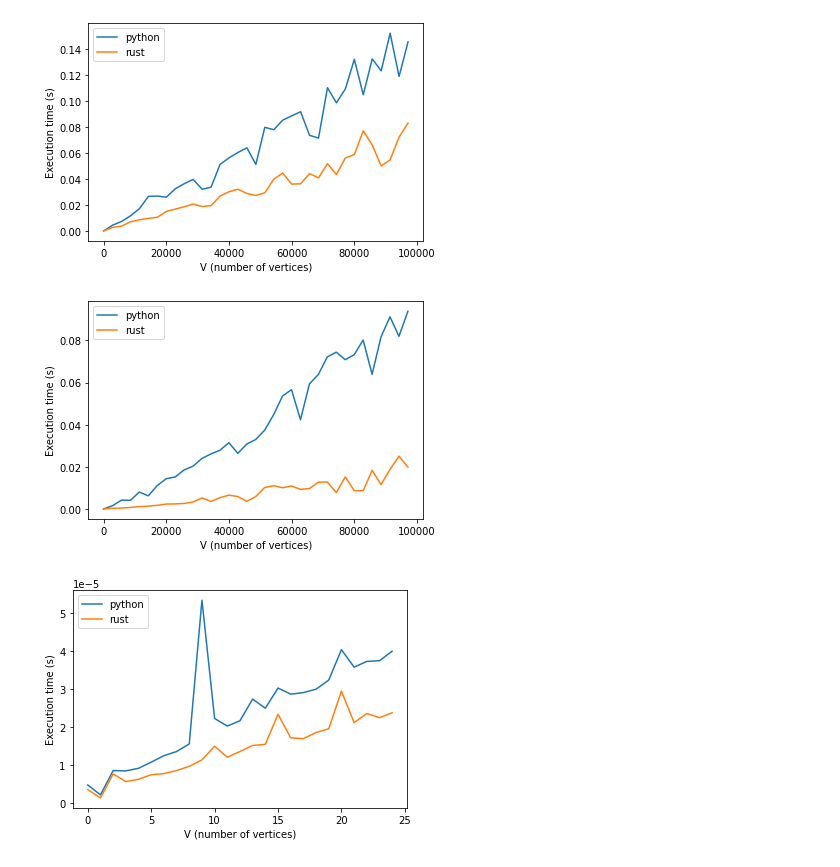
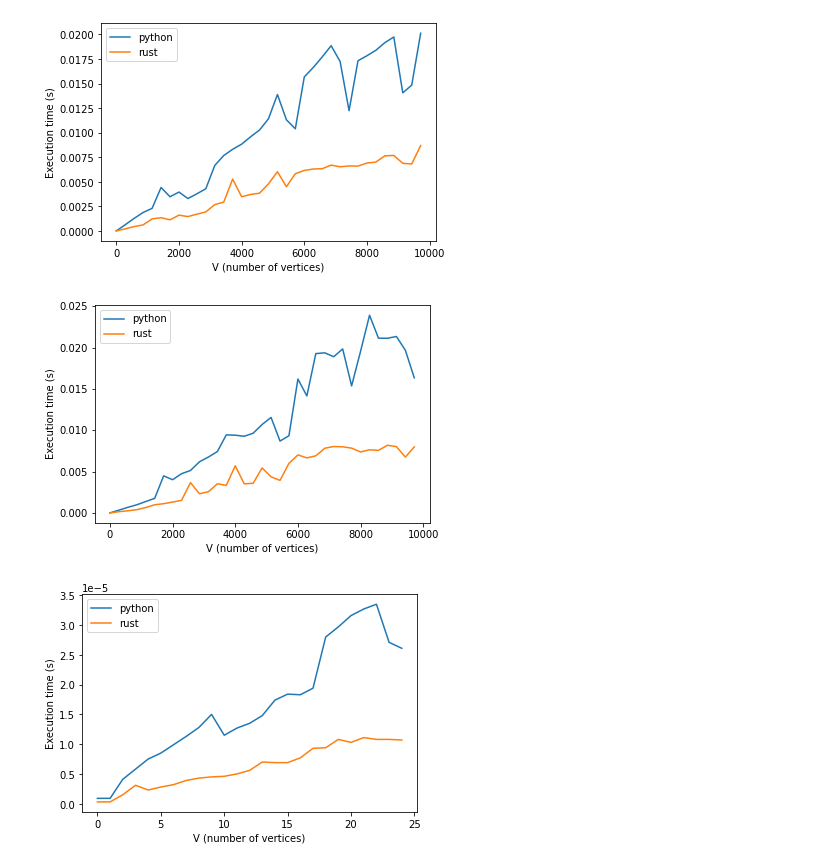
Before and after one commit to adriangb/graphlib2, a Jupyter notebook: bench.ipynb, the cells around one changed output. Saved outputs shown, nothing was run; the diff lists cells and outputs as text; code cells hidden in the pictures.

```diff
--- a/bench.ipynb
+++ b/bench.ipynb
@@ -9,9 +12,13 @@ from matplotlib import pyplot as plt
 import timeit
 import igraph
 import functools
+# %%
+T = TypeVar("T", bound=Hashable)
+
+Graph = Dict[T, List[T]]
 # %%
 @functools.cache
-def get_linear_graph(n: int) -> Dict[int, List[int]]:
+def get_linear_graph(n: int) -> Graph[int]:
     g = igraph.Graph.Tree(n, 1)
     res: Dict[int, List[int]] = defaultdict(list)
     for source, dest in g.get_edgelist():
@@ -19,7 +26,7 @@ def get_linear_graph(n: int) -> Dict[int, List[int]]:
     return res
 
 @functools.cache
-def get_branched_graph(n: int) -> Dict[int, List[int]]:
+def get_branched_graph(n: int) -> Graph[int]:
     g = igraph.Graph.Tree_Game(n, directed=True)
     res: Dict[int, List[int]] = defaultdict(list)
     for source, dest in g.get_edgelist():
@@ -45,17 +64,15 @@ def setup_python(n: int, graph_gen: Callable[[int], Dict[int, List[int]]]):
 # %%
-glbls = {
-    "setup_python": setup_python,
-    "setup_rust": setup_rust,
-    "run": run,
-    "get_linear_graph": get_linear_graph,
-    "get_branched_graph": get_branched_graph,
-}
+@dataclass
+class Target(Generic[T]):
+    rust: Callable[[Union[graphlib2.TopologicalSorter[T], graphlib.TopologicalSorter[T]], Graph[T]], None]
+    python: Callable[[Union[graphlib2.TopologicalSorter[T], graphlib.TopologicalSorter[T]], Graph[T]], None]
 
 
 def plot(
     upper: int,
     samples: int,
-    graph_factory: str,
+    graph_factory: Callable[[int], Graph[T]],
+    target: Target[T],
     lower: int = 0,
     loops: int = 10,
 ) -> None:
@@ -64,12 +81,19 @@ def plot(
     y_python: List[float] = []
     y_rust: List[float] = []
 
+    glbls = {
+        "graph_factory": graph_factory,
+        "target_rust": target.rust,
+        "target_python": target.python,
+    }
+
     for n in x:
+        setup = f"graph = graph_factory({n}); ts = ts_factory(graph)"
         # Time Python and get the # of loops and match that
-        timerpy = timeit.Timer(stmt=f"run(t)", setup=f"t = setup_python({n}, {graph_factory})", globals=glbls)
+        timerpy = timeit.Timer(stmt="target_python(ts, graph)", setup=setup, globals={**glbls, "ts_factory": setup_python})
         pytime = timerpy.repeat(loops, number=1)
         y_python.append(min(pytime))
-        timerust = timeit.Timer(stmt=f"run(t)", setup=f"t = setup_rust({n}, {graph_factory})", globals=glbls)
+        timerust = timeit.Timer(stmt="target_rust(ts, graph)", setup=setup, globals={**glbls, "ts_factory": setup_rust})
         rustime = timerust.repeat(loops, number=1)
         y_rust.append(min(rustime))
     plt.plot(x, y_python, label="python")
@@ -78,14 +102,14 @@ def plot(
     plt.xlabel("V (number of vertices)")
     plt.ylabel("Execution time (s)")
 # %%
-plot(upper=100_000, samples=35, loops=1, graph_factory="get_linear_graph")
+plot(upper=10_000, samples=35, loops=3, graph_factory=get_linear_graph, target=Target(run, run))
 # %% [output]
-[figure, old version]
+[figure, new version]
 # %%
-plot(upper=100_000, samples=35, loops=1, graph_factory="get_branched_graph")
+plot(upper=10_000, samples=35, loops=3, graph_factory=get_linear_graph, target=Target(run, run))
 # %% [output]
-[figure, old version]
+[figure, new version]
 # %%
-plot(upper=25, samples=50, loops=1, graph_factory="get_linear_graph")
+plot(upper=25, samples=50, loops=7, graph_factory=get_linear_graph, target=Target(run, run))
 # %% [output]
-[figure, old version]
+[figure, new version]
```
Also changed, not shown: parts of 5 cells of this notebook, 4 other files.
